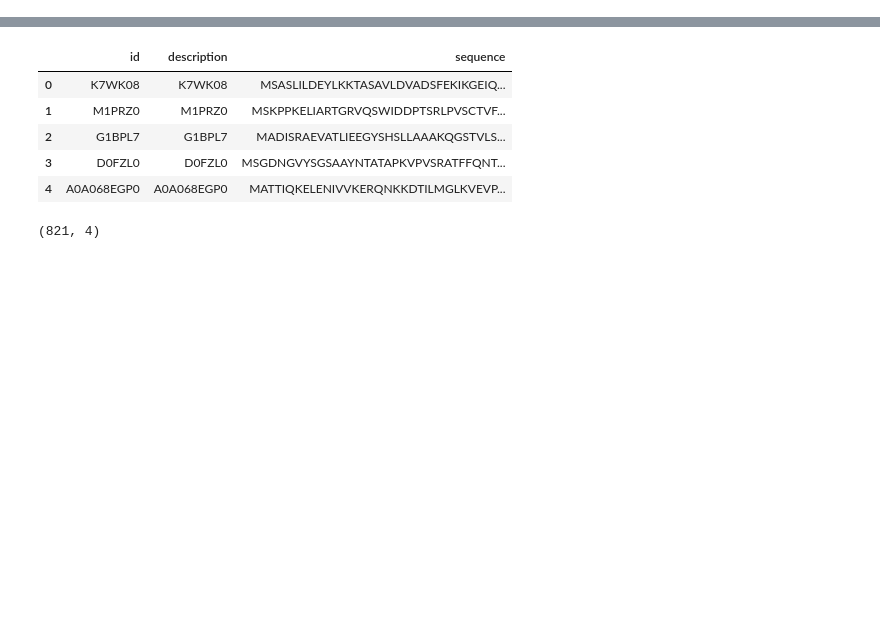
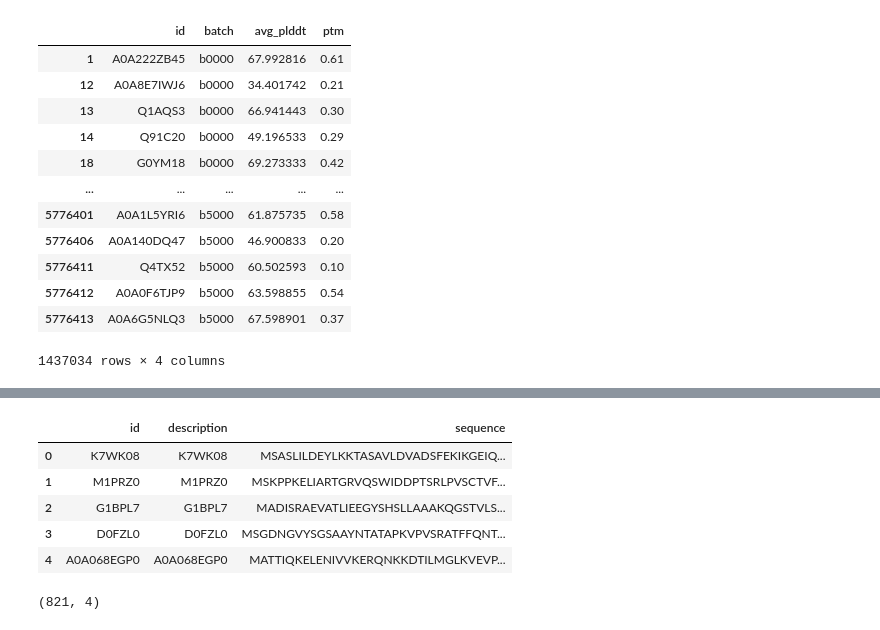
Before and after one commit to pimenol/ProteinTTT, a Jupyter notebook: notebooks/Analysis.ipynb, the cells around one changed output, grey strips where cells are left out. Drawn from its saved outputs; the diff is of its cells as text; code cells hidden in the pictures; blank space fills up the shorter version.

```diff
--- a/notebooks/Analysis.ipynb
+++ b/notebooks/Analysis.ipynb
@@ -77,0 +44,16 @@ df2 = pd.read_csv("/scratch/project/open-35-8/pimenol1/alphafold/data/bfvd/candi
+# %%
+df2.query("avg_plddt < 70")
+# %% [output]
+|  | id | batch | avg_plddt | ptm |
+| 1 | A0A222ZB45 | b0000 | 67.992816 | 0.61 |
+| 12 | A0A8E7IWJ6 | b0000 | 34.401742 | 0.21 |
+| 13 | Q1AQS3 | b0000 | 66.941443 | 0.30 |
+| 14 | Q91C20 | b0000 | 49.196533 | 0.29 |
+| 18 | G0YM18 | b0000 | 69.273333 | 0.42 |
+| ... | ... | ... | ... | ... |
+| 5776401 | A0A1L5YRI6 | b5000 | 61.875735 | 0.58 |
+| 5776406 | A0A140DQ47 | b5000 | 46.900833 | 0.20 |
+| 5776411 | Q4TX52 | b5000 | 60.502593 | 0.10 |
+| 5776412 | A0A0F6TJP9 | b5000 | 63.598855 | 0.54 |
+| 5776413 | A0A6G5NLQ3 | b5000 | 67.598901 | 0.37 |
+1437034 rows × 4 columns
```
Also changed, not shown: parts of 18 cells of this notebook, 10 other files.
